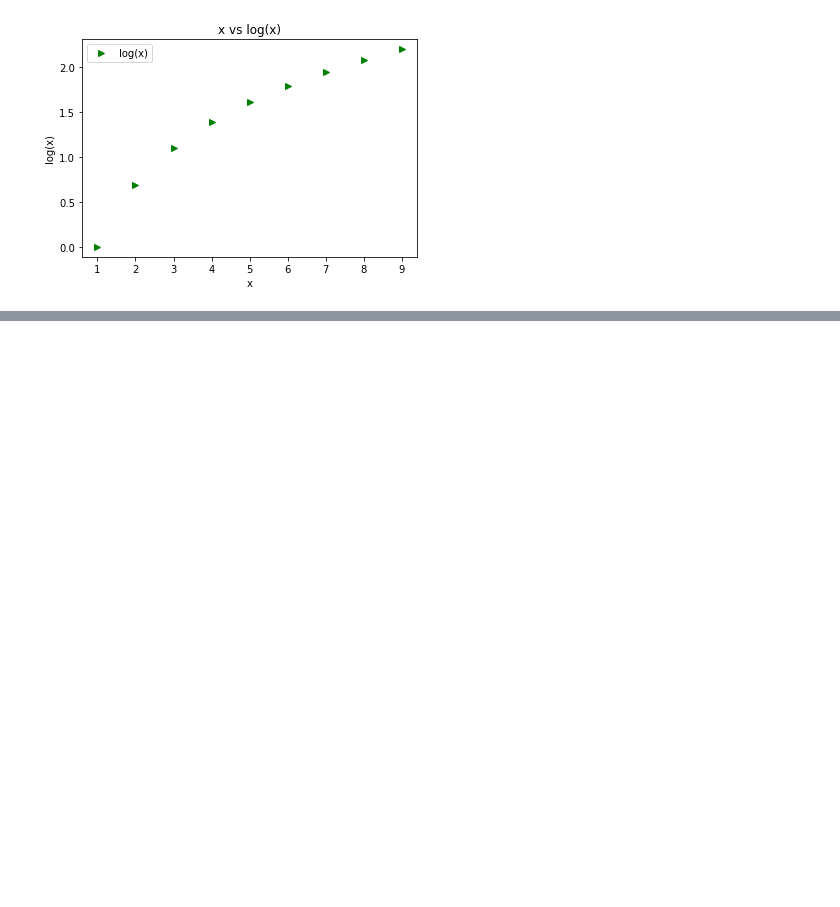
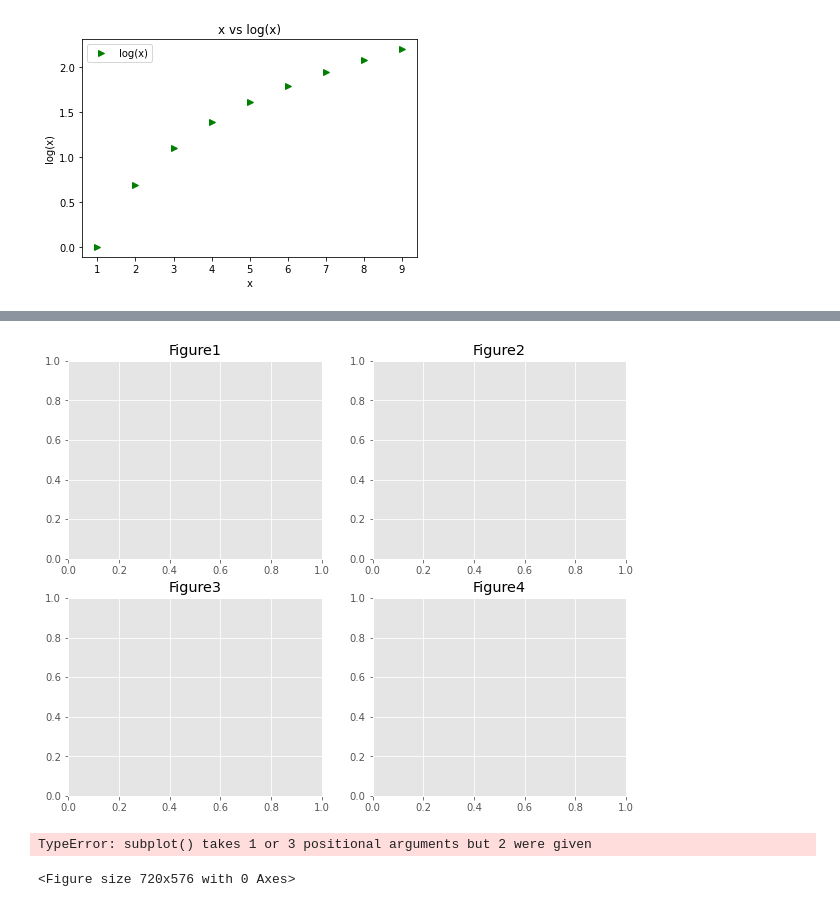
Before and after one commit to vijay2340025/matplotlib, a Jupyter notebook: Matplotlib Tutorial.ipynb, the cells around one changed output, grey strips where cells are left out. Cells and saved outputs as stored; diff of their text form; code cells hidden in the pictures; blank space fills up the shorter version.

```diff
--- a/Matplotlib Tutorial.ipynb
+++ b/Matplotlib Tutorial.ipynb
@@ -164,0 +241,17 @@ plt.show()
+# %%
+fig = plt.figure(figsize=(10, 8))
+ax1 = plt.subplot(2, 2, 1, title='Figure1')
+ax2 = plt.subplot(2, 2, 2, title='Figure2')
+ax3 = plt.subplot(2, 2, 3, title='Figure3')
+ax4 = plt.subplot(2, 2, 4, title='Figure4')
+plt.show()
+# %% [output]
+[figure, added]
+# %%
+fig = plt.figure(figsize=(10, 8))
+fig, ax = plt.subplot(2, 2)
+
+plt.show()
+# %% [output]
+TypeError: subplot() takes 1 or 3 positional arguments but 2 were given
+<Figure size 720x576 with 0 Axes>
```
Also changed, not shown: parts of 8 cells of this notebook.
